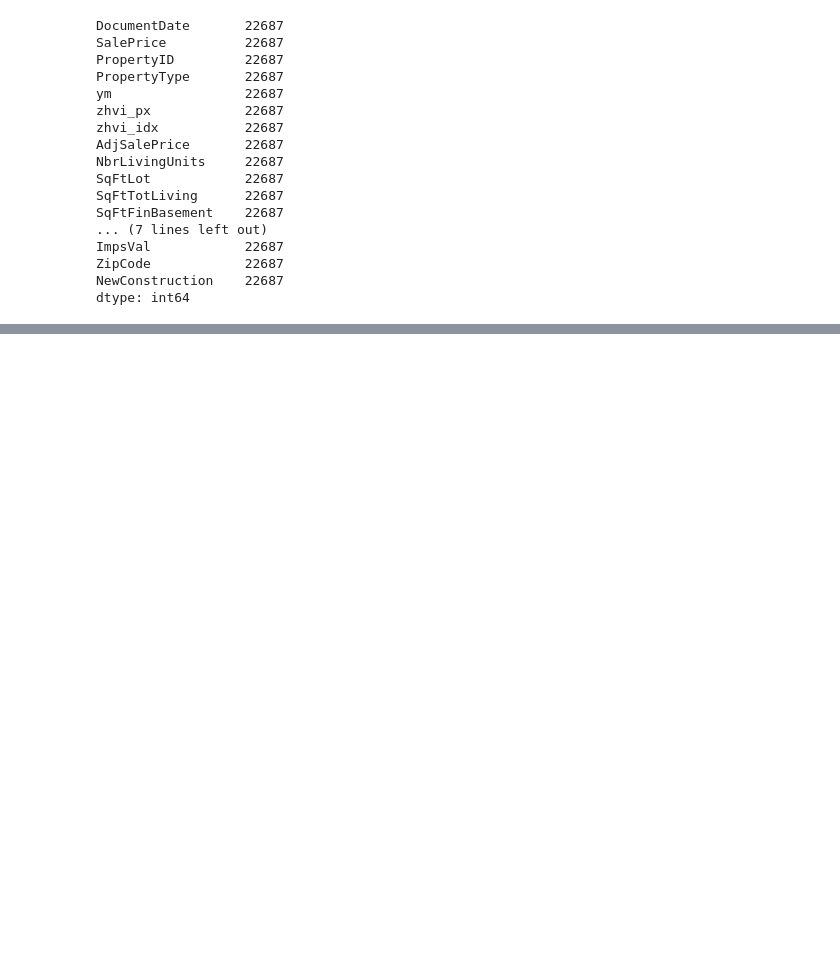
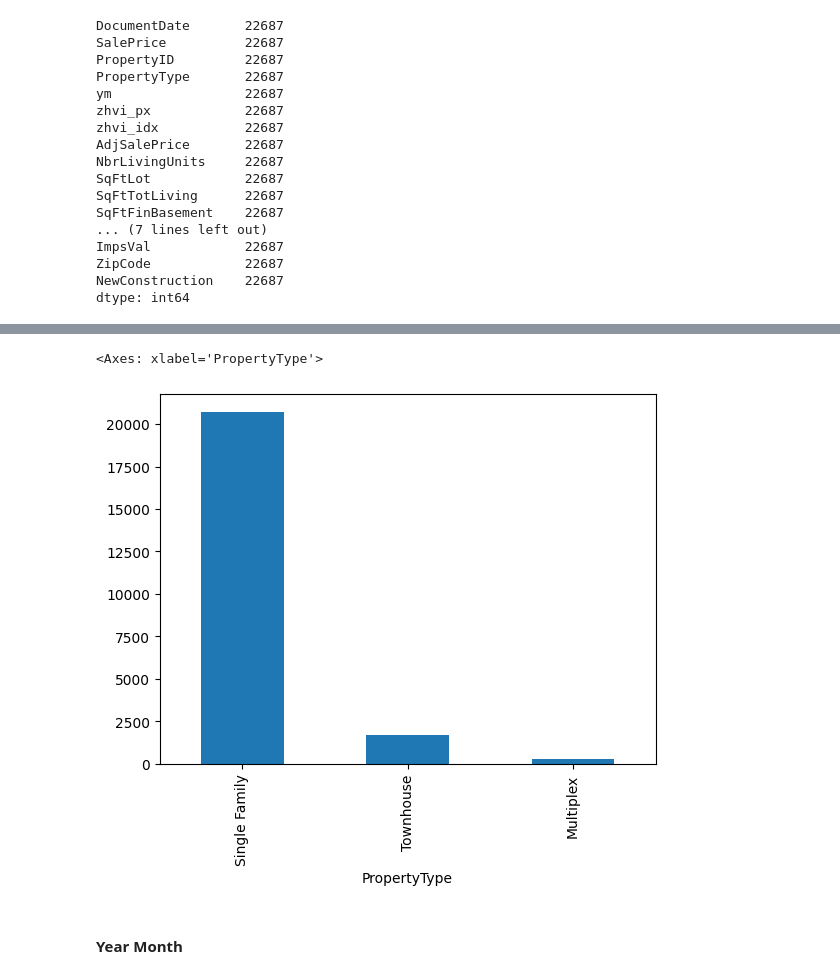
Before and after one commit to ChandanSinghMahar/Churn-Analysis, a Jupyter notebook: notebook/churn_analysis.ipynb, the cells around one changed output, grey strips where cells are left out. Saved outputs shown, nothing was run; the diff lists cells and outputs as text; code cells hidden in the pictures; blank space fills up the shorter version.

```diff
--- a/notebook/churn_analysis.ipynb
+++ b/notebook/churn_analysis.ipynb
@@ -94,0 +226,7 @@ dtype: int64
+# %%
+df['PropertyType'].value_counts().plot(kind = 'bar')
+# %% [output]
+<Axes: xlabel='PropertyType'>
+[figure, added]
+# %% [markdown]
+#### Year Month
```
Also changed, not shown: parts of 18 cells of this notebook, 1 other file.
